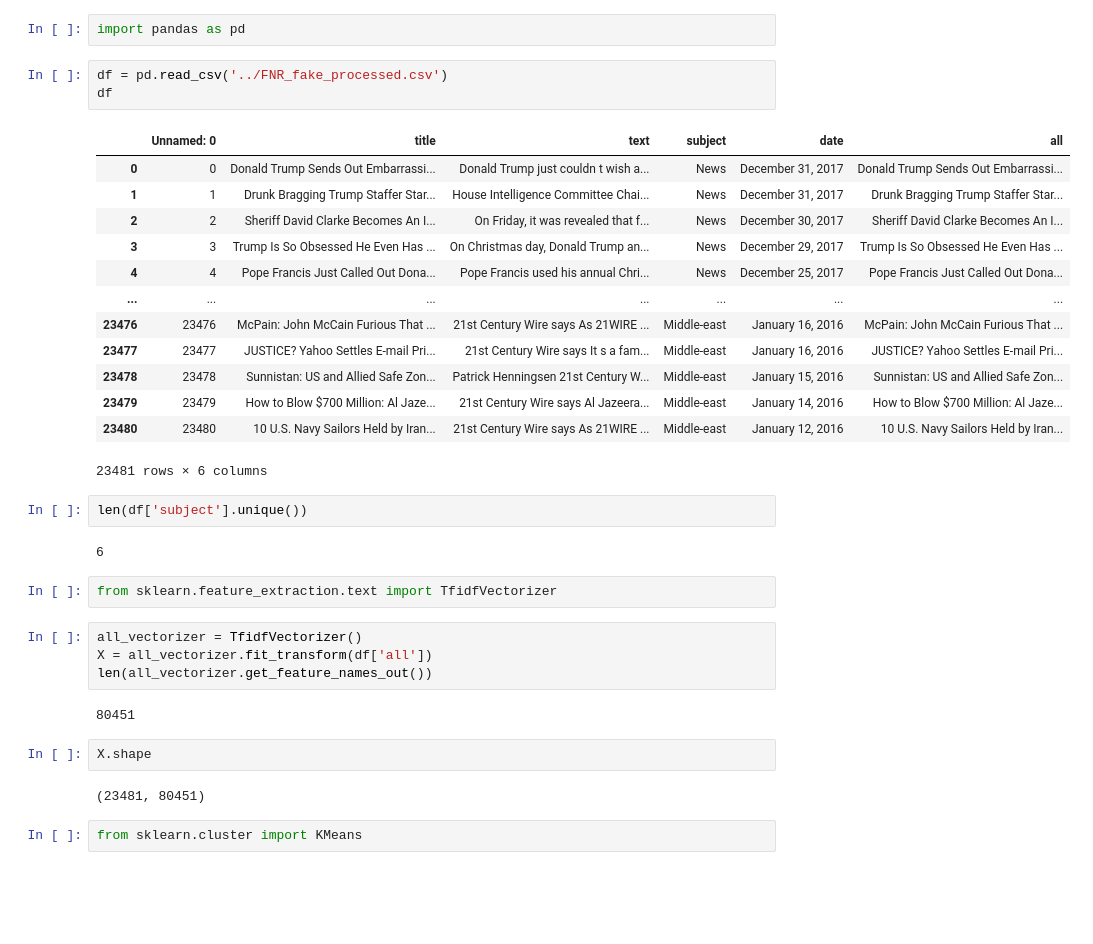
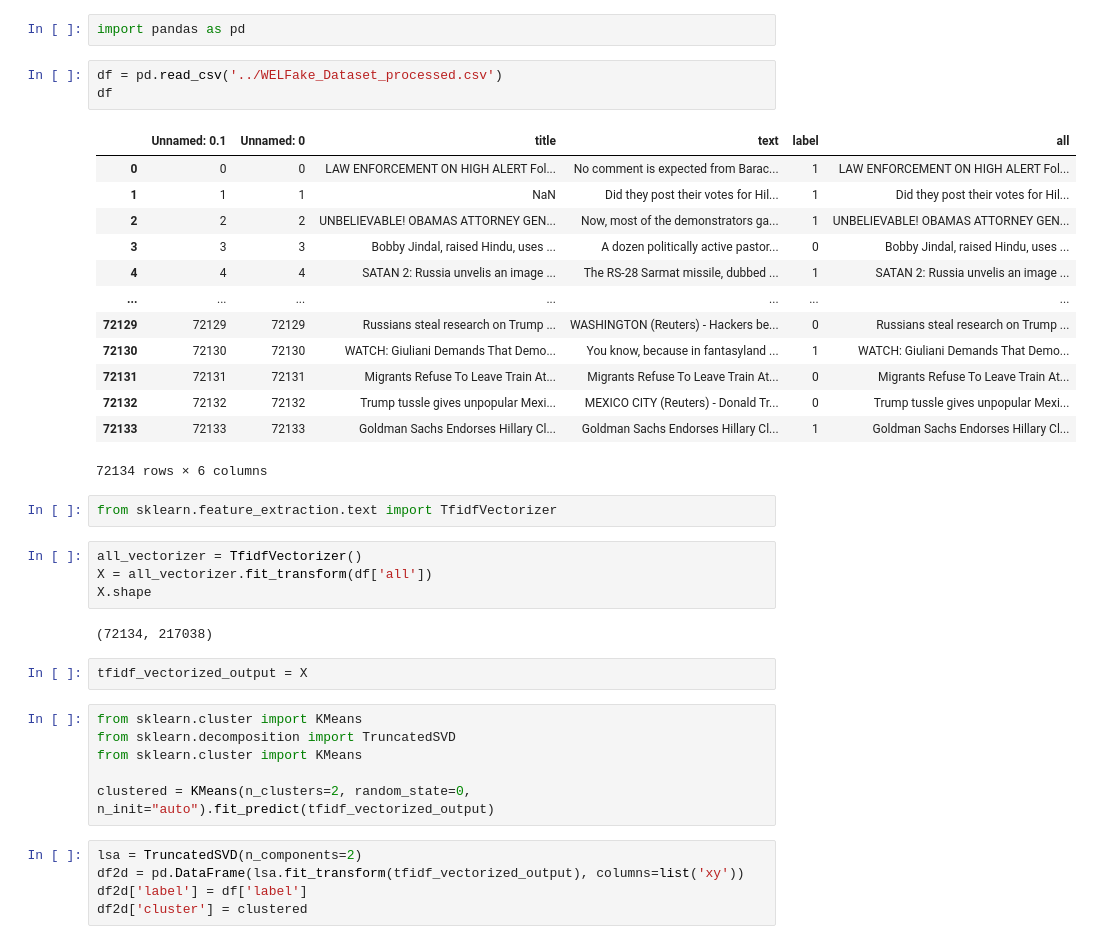
Before and after one commit to EllingtonKirby/Deepfake-Prediction, a Jupyter notebook: ek/clustering_exploration.ipynb, the cells around one changed output. Cells and saved outputs as stored; diff of their text form; blank space fills up the shorter version.

```diff
--- a/ek/clustering_exploration.ipynb
+++ b/ek/clustering_exploration.ipynb
@@ -1,37 +1,40 @@
 # %%
 import pandas as pd
 # %%
-df = pd.read_csv('../FNR_fake_processed.csv')
+df = pd.read_csv('../WELFake_Dataset_processed.csv')
 df
 # %% [output]
-|  | Unnamed: 0 | title | text | subject | date | all |
-| 0 | 0 | Donald Trump Sends Out Embarrassi... | Donald Trump just couldn t wish a... | News | December 31, 2017 | Donald Trump Sends Out Embarrassi... |
-| 1 | 1 | Drunk Bragging Trump Staffer Star... | House Intelligence Committee Chai... | News | December 31, 2017 | Drunk Bragging Trump Staffer Star... |
-| 2 | 2 | Sheriff David Clarke Becomes An I... | On Friday, it was revealed that f... | News | December 30, 2017 | Sheriff David Clarke Becomes An I... |
-| 3 | 3 | Trump Is So Obsessed He Even Has ... | On Christmas day, Donald Trump an... | News | December 29, 2017 | Trump Is So Obsessed He Even Has ... |
-| 4 | 4 | Pope Francis Just Called Out Dona... | Pope Francis used his annual Chri... | News | December 25, 2017 | Pope Francis Just Called Out Dona... |
+|  | Unnamed: 0.1 | Unnamed: 0 | title | text | label | all |
+| 0 | 0 | 0 | LAW ENFORCEMENT ON HIGH ALERT Fol... | No comment is expected from Barac... | 1 | LAW ENFORCEMENT ON HIGH ALERT Fol... |
+| 1 | 1 | 1 | NaN | Did they post their votes for Hil... | 1 | Did they post their votes for Hil... |
+| 2 | 2 | 2 | UNBELIEVABLE! OBAMAS ATTORNEY GEN... | Now, most of the demonstrators ga... | 1 | UNBELIEVABLE! OBAMAS ATTORNEY GEN... |
+| 3 | 3 | 3 | Bobby Jindal, raised Hindu, uses ... | A dozen politically active pastor... | 0 | Bobby Jindal, raised Hindu, uses ... |
+| 4 | 4 | 4 | SATAN 2: Russia unvelis an image ... | The RS-28 Sarmat missile, dubbed ... | 1 | SATAN 2: Russia unvelis an image ... |
 | ... | ... | ... | ... | ... | ... | ... |
-| 23476 | 23476 | McPain: John McCain Furious That ... | 21st Century Wire says As 21WIRE ... | Middle-east | January 16, 2016 | McPain: John McCain Furious That ... |
-| 23477 | 23477 | JUSTICE? Yahoo Settles E-mail Pri... | 21st Century Wire says It s a fam... | Middle-east | January 16, 2016 | JUSTICE? Yahoo Settles E-mail Pri... |
-| 23478 | 23478 | Sunnistan: US and Allied Safe Zon... | Patrick Henningsen 21st Century W... | Middle-east | January 15, 2016 | Sunnistan: US and Allied Safe Zon... |
-| 23479 | 23479 | How to Blow $700 Million: Al Jaze... | 21st Century Wire says Al Jazeera... | Middle-east | January 14, 2016 | How to Blow $700 Million: Al Jaze... |
-| 23480 | 23480 | 10 U.S. Navy Sailors Held by Iran... | 21st Century Wire says As 21WIRE ... | Middle-east | January 12, 2016 | 10 U.S. Navy Sailors Held by Iran... |
+| 72129 | 72129 | 72129 | Russians steal research on Trump ... | WASHINGTON (Reuters) - Hackers be... | 0 | Russians steal research on Trump ... |
+| 72130 | 72130 | 72130 | WATCH: Giuliani Demands That Demo... | You know, because in fantasyland ... | 1 | WATCH: Giuliani Demands That Demo... |
+| 72131 | 72131 | 72131 | Migrants Refuse To Leave Train At... | Migrants Refuse To Leave Train At... | 0 | Migrants Refuse To Leave Train At... |
+| 72132 | 72132 | 72132 | Trump tussle gives unpopular Mexi... | MEXICO CITY (Reuters) - Donald Tr... | 0 | Trump tussle gives unpopular Mexi... |
+| 72133 | 72133 | 72133 | Goldman Sachs Endorses Hillary Cl... | Goldman Sachs Endorses Hillary Cl... | 1 | Goldman Sachs Endorses Hillary Cl... |
-23481 rows × 6 columns
+72134 rows × 6 columns
-# %%
-len(df['subject'].unique())
-# %% [output]
-6
 # %%
 from sklearn.feature_extraction.text import TfidfVectorizer
 # %%
 all_vectorizer = TfidfVectorizer()
 X = all_vectorizer.fit_transform(df['all'])
-len(all_vectorizer.get_feature_names_out())
+X.shape
 # %% [output]
-80451
+(72134, 217038)
-# %%
-X.shape
-# %% [output]
-(23481, 80451)
-# %%
-from sklearn.cluster import KMeans
+# %%
+tfidf_vectorized_output = X
+# %%
+from sklearn.cluster import KMeans
+from sklearn.decomposition import TruncatedSVD
+from sklearn.cluster import KMeans
+
+clustered = KMeans(n_clusters=2, random_state=0, n_init="auto").fit_predict(tfidf_vectorized_output)
+# %%
+lsa = TruncatedSVD(n_components=2)
+df2d = pd.DataFrame(lsa.fit_transform(tfidf_vectorized_output), columns=list('xy'))
+df2d['label'] = df['label']
+df2d['cluster'] = clustered
```
Also changed, not shown: parts of 8 cells of this notebook, 3 other files.
